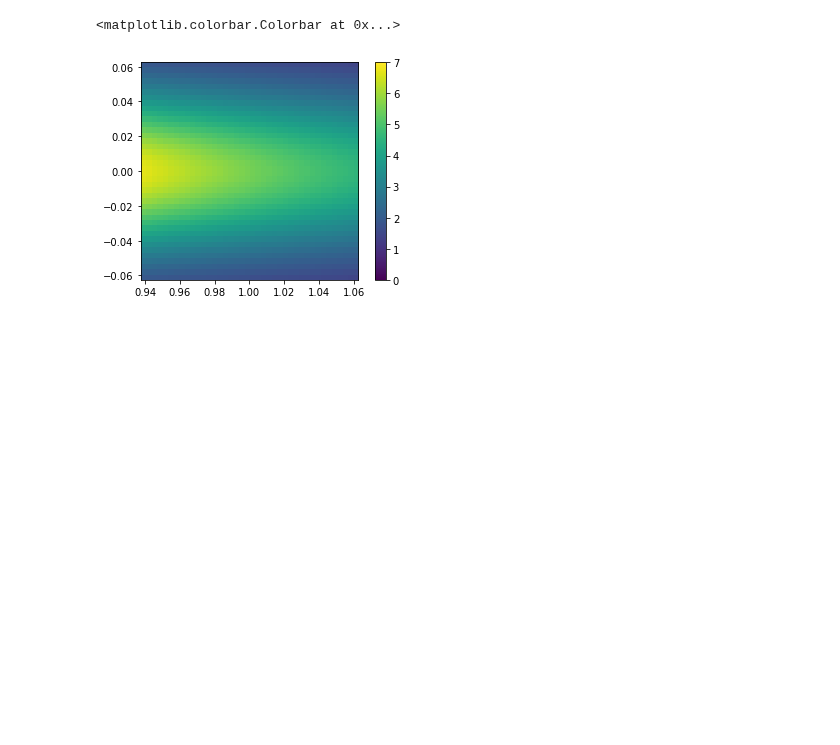
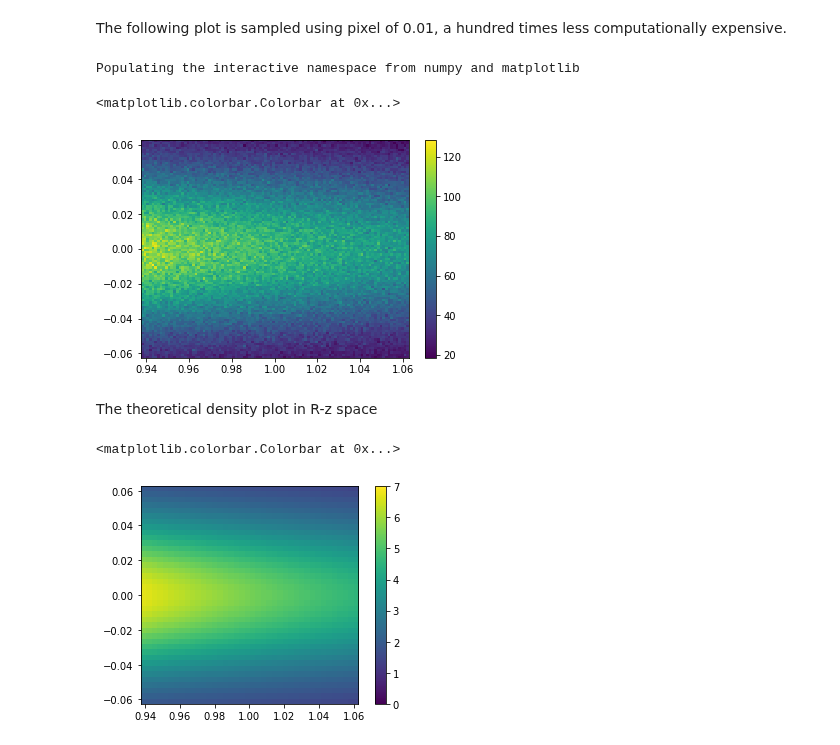
Before and after one commit to mwbub/Gaia-I3, a Jupyter notebook: Code/mock_data/qdf/test_qdf_sampled_data.ipynb, the cells around one changed output. Saved outputs shown, nothing was run; the diff lists cells and outputs as text; code cells hidden in the pictures; blank space fills up the shorter version.

Commit message:
tested the locations of the new qdf sample. This time with 10 times larger pixel. Reesults still good

```diff
--- a/Code/mock_data/qdf/test_qdf_sampled_data.ipynb
+++ b/Code/mock_data/qdf/test_qdf_sampled_data.ipynb
@@ -23,5 +27,19 @@ Populating the interactive namespace from numpy and matplotlib
 <matplotlib.colorbar.Colorbar at 0x...>
 [figure]
+# %% [markdown]
+The following plot is sampled using pixel of 0.01, a hundred times less computationally expensive.
+# %%
+qdf_sample = np.load('qdf sample cartesian physical, date=(2018, 8, 10).npy')
+R, vR, vT, z, vz, phi = rect_to_cyl(*qdf_sample.T).T
+%pylab inline
+hist_sample = plt.hist2d(R/8.,z/8., bins = 100, normed = True)
+plt.colorbar()
+# %% [output]
+Populating the interactive namespace from numpy and matplotlib
+<matplotlib.colorbar.Colorbar at 0x...>
+[figure, added]
+# %% [markdown]
+The theoretical density plot in R-z space
 # %%
 R_linspace = np.linspace(7.5/8., 8.5/8., 40)
 z_linspace = np.linspace(-0.5/8., 0.5/8., 40)
```
Also changed, not shown: parts of 4 cells of this notebook, 1 other file.
